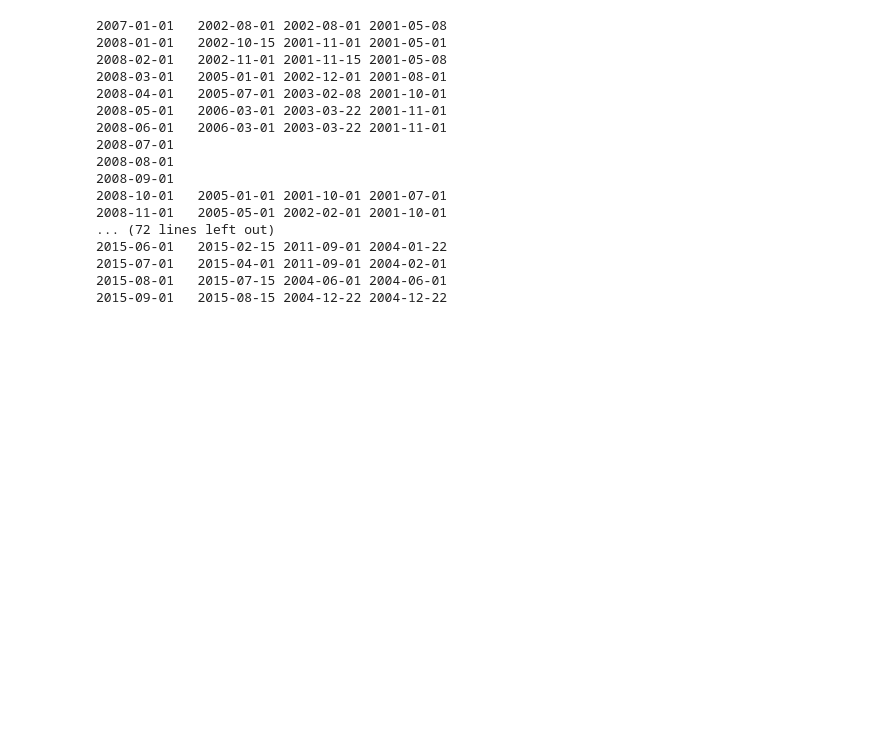
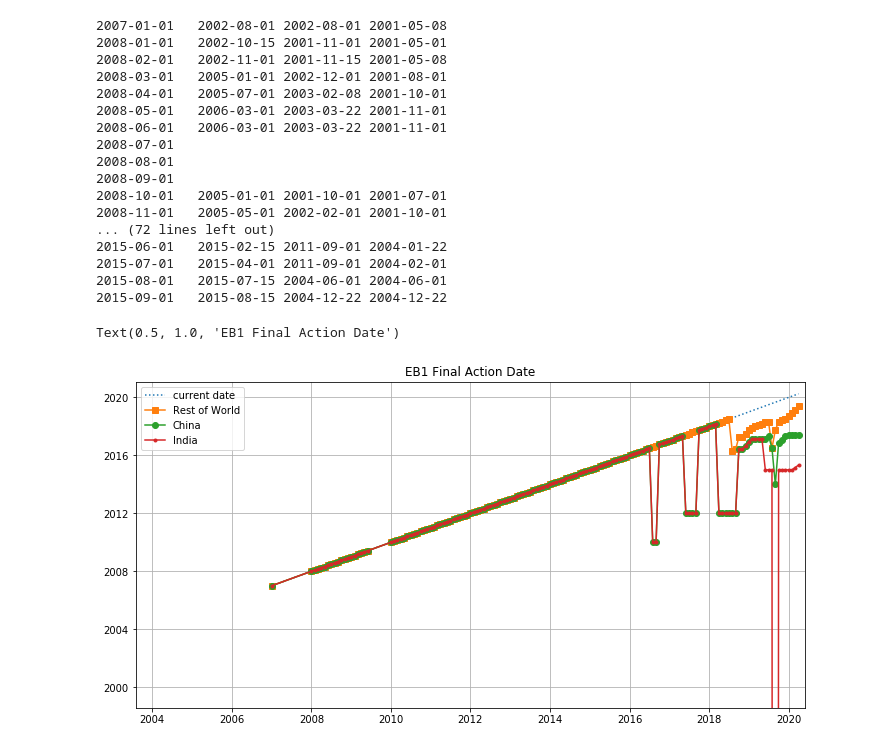
Before and after one commit to 0xzz/eb_dashboard, a Jupyter notebook: scrapping_experiments/vb_scraping.ipynb, the cells around one changed output. Cells and saved outputs as stored; diff of their text form; code cells hidden in the pictures; blank space fills up the shorter version.

```diff
--- a/scrapping_experiments/vb_scraping.ipynb
+++ b/scrapping_experiments/vb_scraping.ipynb
@@ -62,7 +62,7 @@ for yr in [2015, 2016, 2017, 2018, 2019, 2020]:
     if yr==2015:
         bd=9
     if yr==2020:
-        ed=3
+        ed=4
     for i in range(bd, 12):
         m = M[i]
         fy = yr if i<9 else yr+1
@@ -166,40 +166,43 @@ cn_days = cn_days0+cn_days1
 in_days = in_days0+in_days1
 # %%
 eb_fa = {'date':x,
-          f'eb{eb_id}-row':row_days,
-          f'eb{eb_id}-cn':cn_days,
-          f'eb{eb_id}-in':in_days}
+          f'Row-EB{eb_id}':row_days,
+          f'China-EB{eb_id}':cn_days,
+          f'India-EB{eb_id}':in_days}
 # %%
 df = pd.DataFrame.from_dict(eb_fa)
 # %%
 df.to_csv(f'./../data/eb{eb_id}_final_action_days.csv',index=False)
 # %%
-with open(f'eb{eb_id}_fa.pk', 'wb') as f:
-    pickle.dump(eb_fa,f)
+with open(f'./../data/eb{eb_id}_fa.pk', 'wb') as f:
+    pickle.dump(df,f)
 # %%
 plt.figure(figsize=(12,6))
 
 plt.plot_date(x,x,':',xdate = True, ydate=True,label='current date')
-plt.plot_date(x,row_days,'s-',xdate = True, ydate=True,label='Rest of World')
-plt.plot_date(x,cn_days,'o-',xdate = True, ydate=True,label='China')
-plt.plot_date(x,in_days,'.-',xdate = True, ydate=True,label='India')
+plt.plot_date(x,df[f'Row-EB{eb_id}'],'s-',xdate = True, ydate=True,label='Rest of World')
+plt.plot_date(x,df[f'China-EB{eb_id}'],'o-',xdate = True, ydate=True,label='China')
+plt.plot_date(x,df[f'India-EB{eb_id}'],'.-',xdate = True, ydate=True,label='India')
 #plt.plot_date([datetime.date(2019,11,1),datetime.date(2020,2,1)],[datetime.date(2018,6,1),datetime.date(2018,12,1)],':',color='#ee7700')
 #plt.plot_date([datetime.date(2019,11,1),datetime.date(2020,2,1)],[datetime.date(2017,2,1),datetime.date(2017,8,1)],':',color='green')
 #plt.plot_date([datetime.date(2019,11,1),datetime.date(2020,2,1)],[datetime.date(2015,1,1),datetime.date(2015,1,1)],':',color='red')
 
 ylim = [datetime.date(1998,8,1),datetime.date(2021,2,1)]
-xlim = [datetime.date(2003,8,1),datetime.date(2020,2,1)]
+xlim = [datetime.date(2003,8,1),datetime.date(2020,6,1)]
 
 plt.ylim(ylim)
 plt.xlim(xlim)
 plt.grid('on')
 plt.legend()
 #plt.title('Estimation of Xiang''s time line')
 #plt.title('EB1 catastrophe. Table B')
 plt.title(f'EB{eb_id} Final Action Date')
 
 #plt.plot_date([datetime.date(2017,5,30),datetime.date(2017,5,30)],ylim,'k:')
 #plt.plot_date(xlim,[datetime.date(2017,5,30),datetime.date(2017,5,30)],'k:')
+# %% [output]
+Text(0.5, 1.0, 'EB1 Final Action Date')
+[figure, added]
 # %%
 with open(f'eb1_fa.pk', 'rb') as f:
     eb1_fa = pickle.load(f)
```
Also changed, not shown: parts of 1 cell of this notebook, 11 other files.
